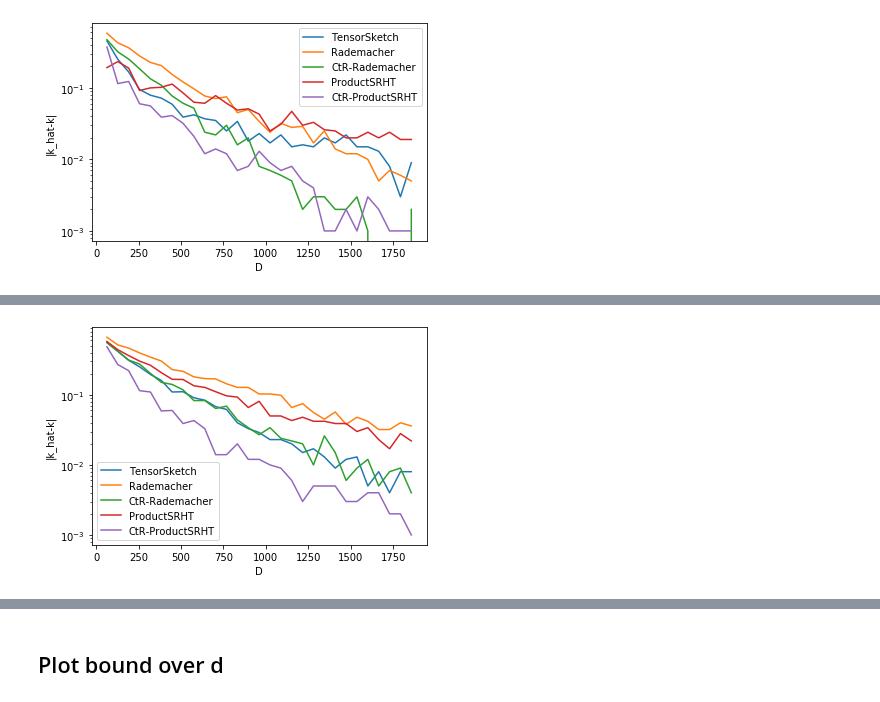
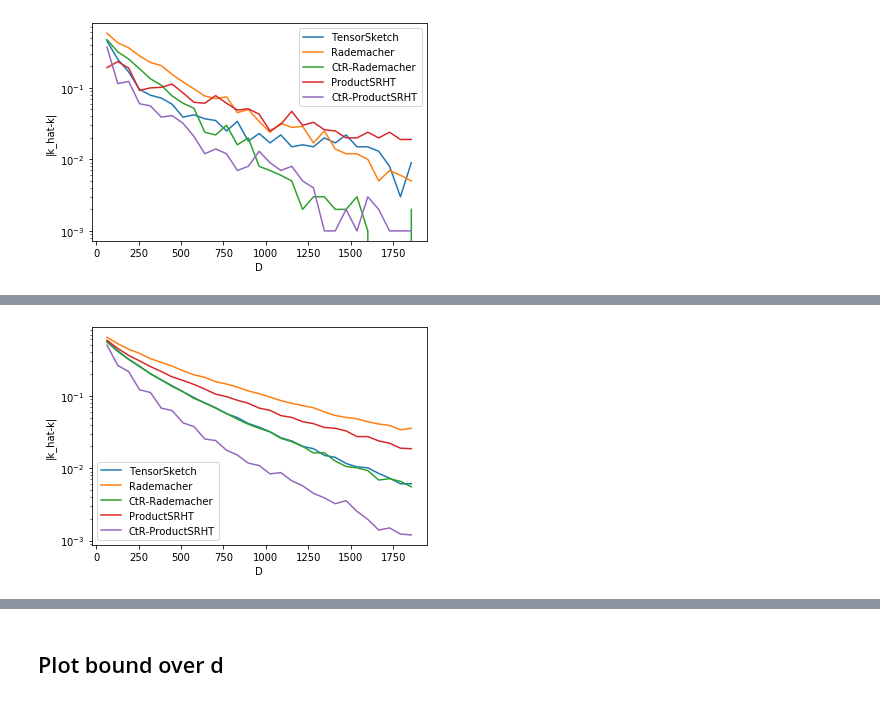
Before and after one commit to joneswack/dp-rfs, a Jupyter notebook: notebooks/bound-plots.ipynb, the cells around one changed output, grey strips where cells are left out. Saved outputs shown, nothing was run; the diff lists cells and outputs as text; code cells hidden in the pictures.

Commit message:
[Update] Bound plots

```diff
--- a/notebooks/bound-plots.ipynb
+++ b/notebooks/bound-plots.ipynb
@@ -10,0 +6,3 @@ name_dict = {
+# %%
+colors = plt.get_cmap('tab20c')(np.linspace(0, 0.8, 16))[::2]
+colors = np.flip(colors, axis=0)
@@ -10,0 +19,12 @@ name_dict = {
+# %%
+params = {
+    'legend.fontsize': 'x-large',
+    'figure.figsize': (12, 3), # 2.2*len(csvs)
+    'axes.labelsize': 'x-large',
+    'axes.titlesize':'x-large',
+    'xtick.labelsize':'x-large',
+    'ytick.labelsize':'x-large',
+    'xtick.major.size': 7.0,
+    'ytick.major.size': 3.0
+}
+pylab.rcParams.update(params)
@@ -62,3 +163,25 @@ plt.legend()
 plt.show()
 # %% [output]
 [figure]
+# %%
+# d=4
+
+bound_data = pd.read_csv('../csv/bound_plot/over_D_samples_1000_seeds_30000_d4.csv')
+
+for proj in bound_data['proj'].unique():
+    for comp_real in [False, True]:
+        curve_data = bound_data[(bound_data['proj'] == proj) & (bound_data['complex_real'] == comp_real)]
+        if comp_real:
+            pref = 'CtR-'
+        else:
+            pref = ''
+
+        if len(curve_data) > 0:
+            plt.plot(curve_data['D'], curve_data['error_prob'], label=pref + name_dict[proj])
+
+# plt.xticks(Ds)
+plt.xlabel('D')
+plt.ylabel('|k_hat-k|')
+plt.yscale('log')
+plt.legend()
+plt.show()
@@ -65,26 +190,26 @@ plt.show()
 # %%
 # d=64
 
-bound_data = pd.read_csv('../csv/bound_plot/over_D_samples_1000_seeds_1000_d64.csv')
+bound_data = pd.read_csv('../csv/bound_plot/over_D_samples_1000_seeds_30000_d64.csv')
 
 for proj in bound_data['proj'].unique():
     for comp_real in [False, True]:
         curve_data = bound_data[(bound_data['proj'] == proj) & (bound_data['complex_real'] == comp_real)]
         if comp_real:
             pref = 'CtR-'
         else:
             pref = ''
 
         if len(curve_data) > 0:
             plt.plot(curve_data['D'], curve_data['error_prob'], label=pref + name_dict[proj])
 
 # plt.xticks(Ds)
 plt.xlabel('D')
 plt.ylabel('|k_hat-k|')
 plt.yscale('log')
 plt.legend()
 plt.show()
 # %% [output]
-[figure, old version]
+[figure, new version]
 # %%
 plt.savefig('figures/max_err_vs_sparsity.pdf', dpi=300)
```
Also changed, not shown: parts of 15 cells of this notebook, 11 other files.
